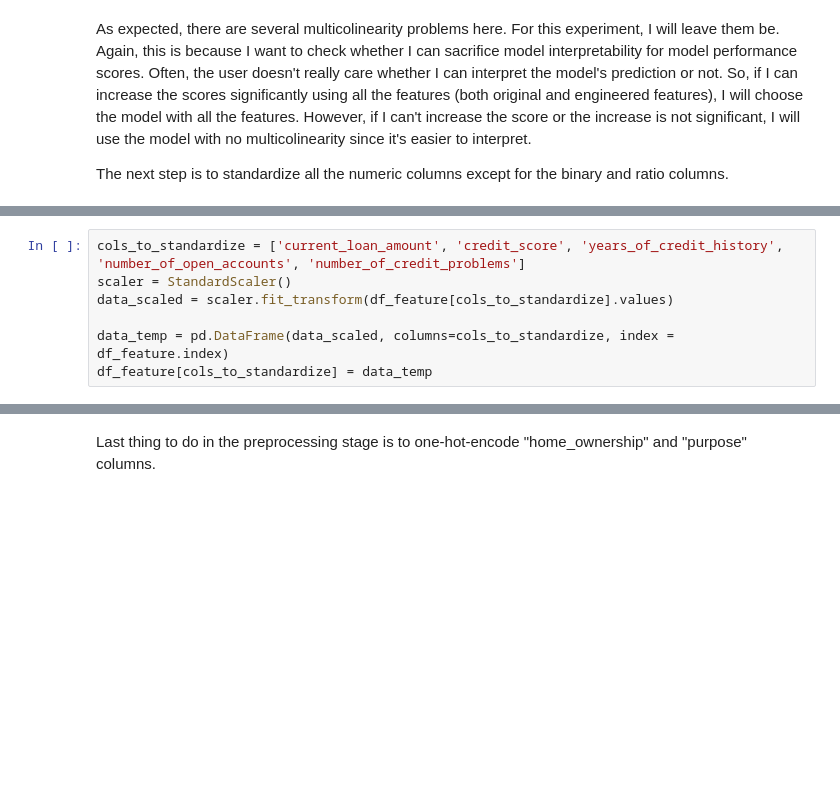
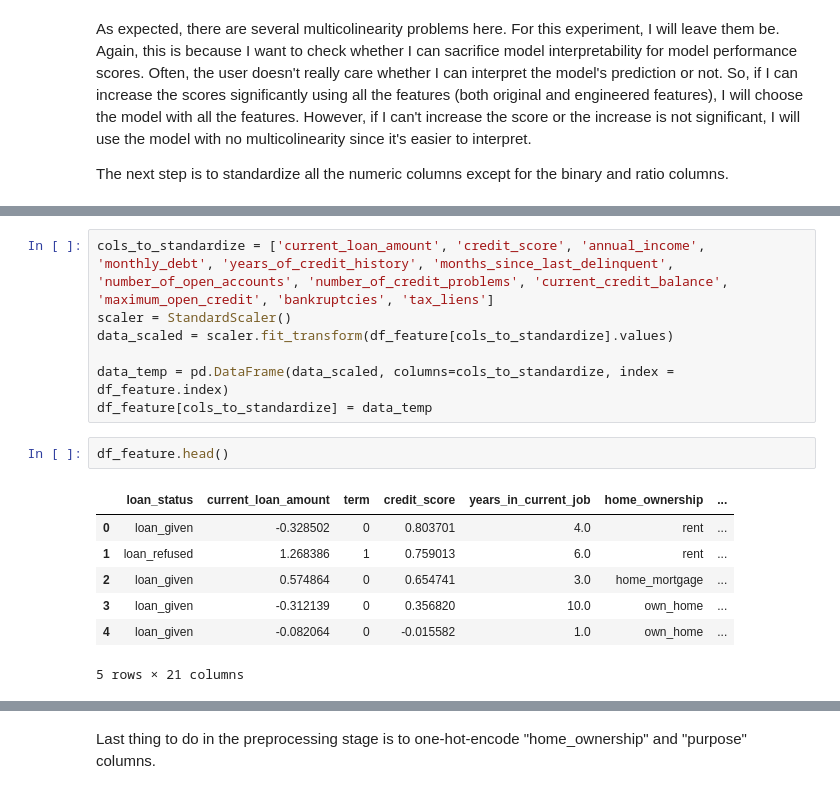
Before and after one commit to nugroho1234/loan-classification-h20-xgboost, a Jupyter notebook: 4-Feature engineering and selection.ipynb, the cells around one changed output, grey strips where cells are left out. Cells and saved outputs as stored; diff of their text form; blank space fills up the shorter version.

```diff
--- a/4-Feature engineering and selection.ipynb
+++ b/4-Feature engineering and selection.ipynb
@@ -599,10 +632,20 @@ The next step is to standardize all the numeric columns except for the binary an
 # %%
-cols_to_standardize = ['current_loan_amount', 'credit_score', 'years_of_credit_history', 'number_of_open_accounts', 'number_of_credit_problems']
+cols_to_standardize = ['current_loan_amount', 'credit_score', 'annual_income', 'monthly_debt', 'years_of_credit_history', 'months_since_last_delinquent', 'number_of_open_accounts', 'number_of_credit_problems', 'current_credit_balance', 'maximum_open_credit', 'bankruptcies', 'tax_liens']
 scaler = StandardScaler()
 data_scaled = scaler.fit_transform(df_feature[cols_to_standardize].values)
 
 data_temp = pd.DataFrame(data_scaled, columns=cols_to_standardize, index = df_feature.index)
 df_feature[cols_to_standardize] = data_temp
+# %%
+df_feature.head()
+# %% [output]
+|  | loan_status | current_loan_amount | term | credit_score | years_in_current_job | home_ownership | ... |
+| 0 | loan_given | -0.328502 | 0 | 0.803701 | 4.0 | rent | ... |
+| 1 | loan_refused | 1.268386 | 1 | 0.759013 | 6.0 | rent | ... |
+| 2 | loan_given | 0.574864 | 0 | 0.654741 | 3.0 | home_mortgage | ... |
+| 3 | loan_given | -0.312139 | 0 | 0.356820 | 10.0 | own_home | ... |
+| 4 | loan_given | -0.082064 | 0 | -0.015582 | 1.0 | own_home | ... |
+5 rows × 21 columns
 # %%
 #save the scaler
 scaler_filename = 'model/scaler_all_features.pkl'
```
Also changed, not shown: parts of 62 cells of this notebook, 9 other files.
